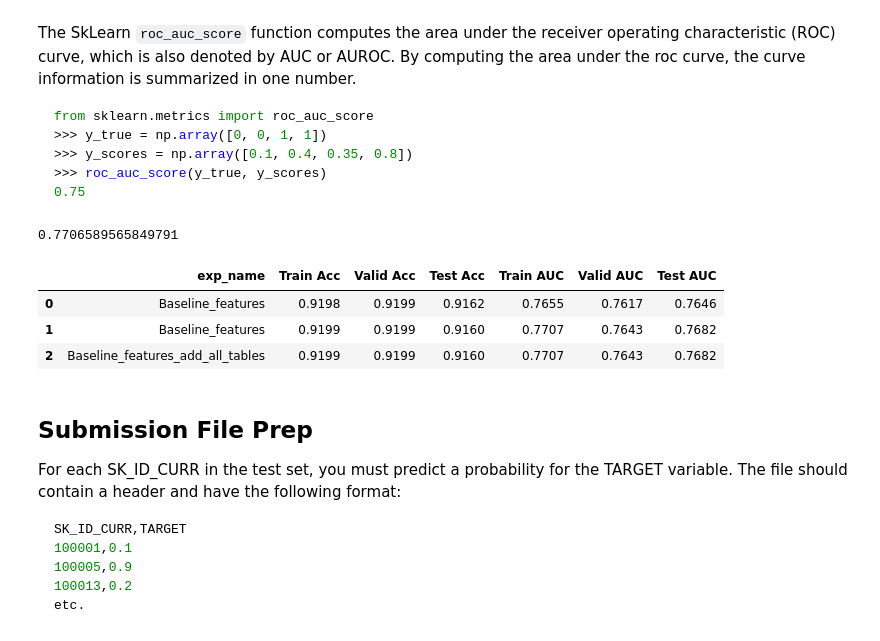
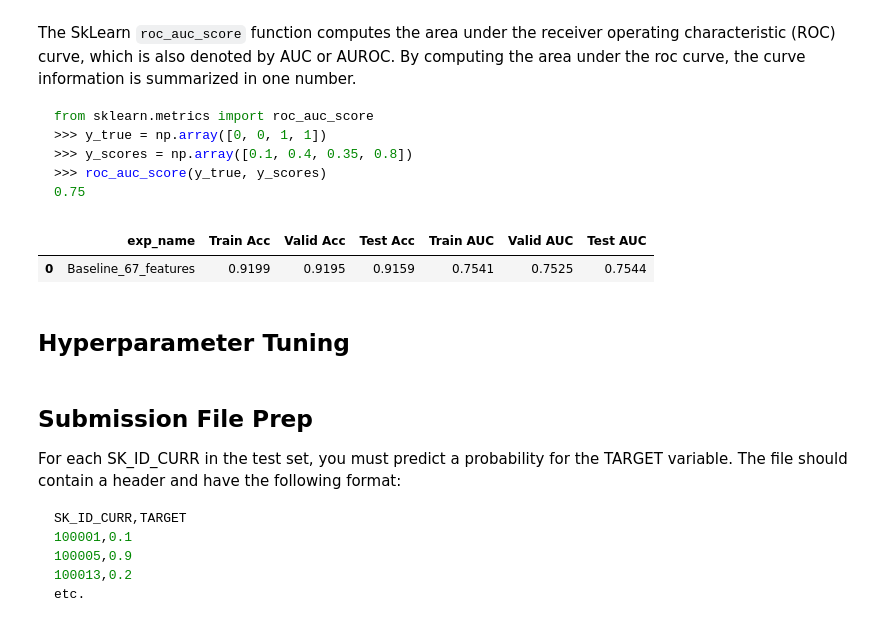
Before and after one commit to xgu1-ds/Machine-Learning-Home-Credit-Default-Risk-HCDR-, a Jupyter notebook: Phase-1/HCDR-Project_Phase_1_xin.ipynb, the cells around one changed output. Saved outputs shown, nothing was run; the diff lists cells and outputs as text; code cells hidden in the pictures.

````diff
--- a/Phase-1/HCDR-Project_Phase_1_xin.ipynb
+++ b/Phase-1/HCDR-Project_Phase_1_xin.ipynb
@@ -1520,8 +1293,8 @@ bu_feature_pipeline = Pipeline([('bur_add_features',bur_add_features()),
 # %%
 # Feature Engineering Pipeline for 'POS_CASH_balance'
 
-POS_CASH_balance_features = []
-pcb_feature_pipeline = Pipeline([('pcbFeaturesAggregater',pcbFeaturesAggregater())
+POS_CASH_balance_features = ['SK_ID_CURR']
+pcb_feature_pipeline = Pipeline([('pcbFeaturesAggregater',pcbFeaturesAggregater(POS_CASH_balance_features))
        ])
 # %%
 # transform all the secondary tables
@@ -1539,8 +1314,11 @@ pcb_feature_pipeline = Pipeline([('pcbFeaturesAggregater',pcbFeaturesAggregater(
 ### Prepare the labeled dataset
 # %%
 # transform datasets through feature engineering pipelines
-
-apps_train= datasets["application_train"].drop(columns=["TARGET"])#primary dataset
+selected_features = ['SK_ID_CURR','AMT_INCOME_TOTAL',  'AMT_CREDIT','DAYS_EMPLOYED','DAYS_BIRTH','EXT_SOURCE_1',
+        'EXT_SOURCE_2','EXT_SOURCE_3','CODE_GENDER', 'FLAG_OWN_REALTY','FLAG_OWN_CAR','NAME_CONTRACT_TYPE',
+                   'NAME_EDUCATION_TYPE','OCCUPATION_TYPE','NAME_INCOME_TYPE','AMT_ANNUITY','AMT_GOODS_PRICE',
+'CNT_FAM_MEMBERS','AMT_REQ_CREDIT_BUREAU_DAY','AMT_REQ_CREDIT_BUREAU_WEEK','AMT_REQ_CREDIT_BUREAU_MON','AMT_REQ_CREDIT_BUREAU_QRT','AMT_REQ_CREDIT_BUREAU_YEAR']
+apps_train= datasets["application_train"][selected_features]#primary dataset
 y=datasets["application_train"]["TARGET"]
 Pre_appsDF = datasets["previous_application"] #prev app
 instDF = datasets["installments_payments"]
@@ -1645,7 +1409,7 @@ class DataFrameSelector(BaseEstimator, TransformerMixin):
     def fit(self, X, y=None):
         return self
     def transform(self, X):
-        return X[self.attribute_names].values
+        return X[self.attribute_names]
 # %%
 # Identify the numeric features we wish to consider.
 num_attribs = num_features
@@ -1698,7 +1462,6 @@ except NameError:
 np.random.seed(42)
 full_pipeline_with_predictor = Pipeline([
         ("preparation", data_prep_pipeline),
-        ("linear", LogisticRegression())
+        ("logistic", LogisticRegression())
     ])
-model = full_pipeline_with_predictor.fit(X_train, y_train)
 # %% [output]
@@ -1725,22 +1490,19 @@ from sklearn.metrics import roc_auc_score
 ```
 # %%
 from sklearn.metrics import roc_auc_score
-roc_auc_score(y_train, model.predict_proba(X_train)[:, 1])
-# %% [output]
-0.7706589565849791
 # %%
-exp_name = f"Baseline_features_add_all_tables"
+exp_name = f"Baseline_67_features"
 expLog.loc[len(expLog)] = [f"{exp_name}"] + list(np.round(
                [accuracy_score(y_train, model.predict(X_train)),
                 accuracy_score(y_valid, model.predict(X_valid)),
                 accuracy_score(y_test, model.predict(X_test)),
                 roc_auc_score(y_train, model.predict_proba(X_train)[:, 1]),
                 roc_auc_score(y_valid, model.predict_proba(X_valid)[:, 1]),
                 roc_auc_score(y_test, model.predict_proba(X_test)[:, 1])],
     4))
 expLog
 # %% [output]
 |  | exp_name | Train Acc | Valid Acc | Test Acc | Train AUC | Valid AUC | Test AUC |
-| 0 | Baseline_features | 0.9198 | 0.9199 | 0.9162 | 0.7655 | 0.7617 | 0.7646 |
-| 1 | Baseline_features | 0.9199 | 0.9199 | 0.9160 | 0.7707 | 0.7643 | 0.7682 |
-| 2 | Baseline_features_add_all_tables | 0.9199 | 0.9199 | 0.9160 | 0.7707 | 0.7643 | 0.7682 |
+| 0 | Baseline_67_features | 0.9199 | 0.9195 | 0.9159 | 0.7541 | 0.7525 | 0.7544 |
+# %% [markdown]
+## Hyperparameter Tuning
````
Also changed, not shown: parts of 66 cells of this notebook.
